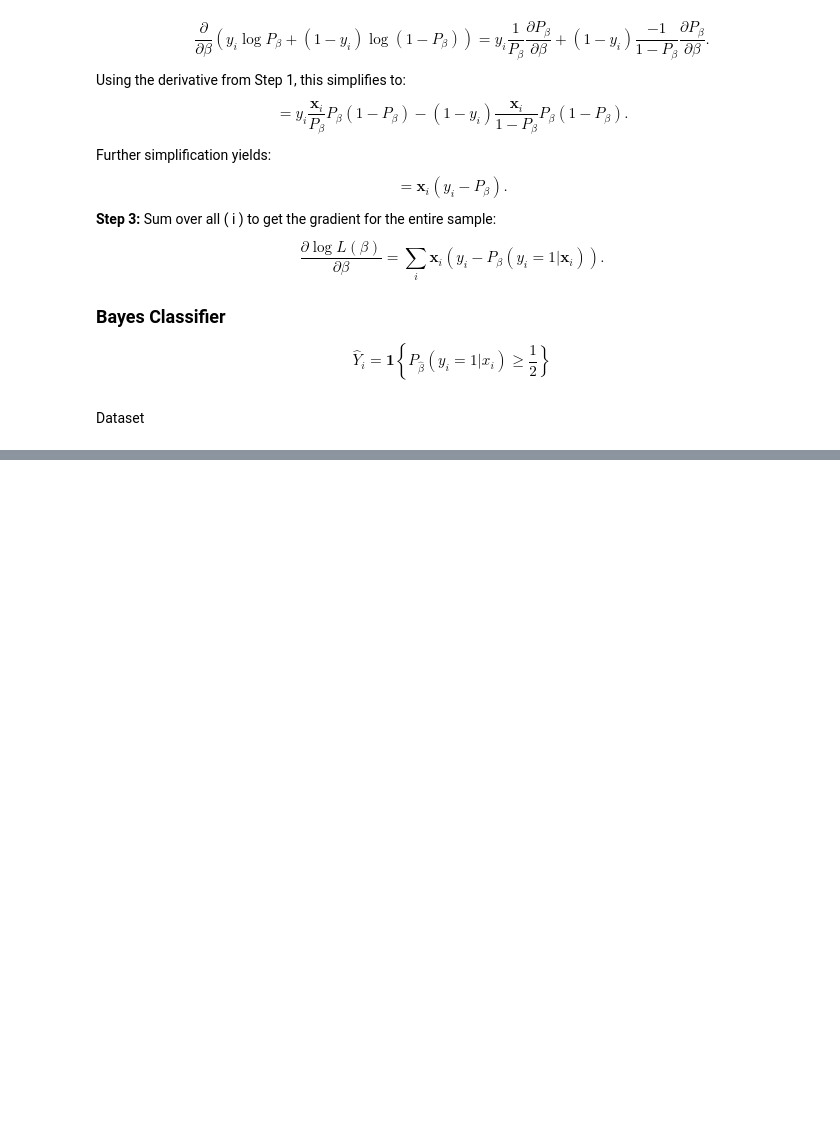
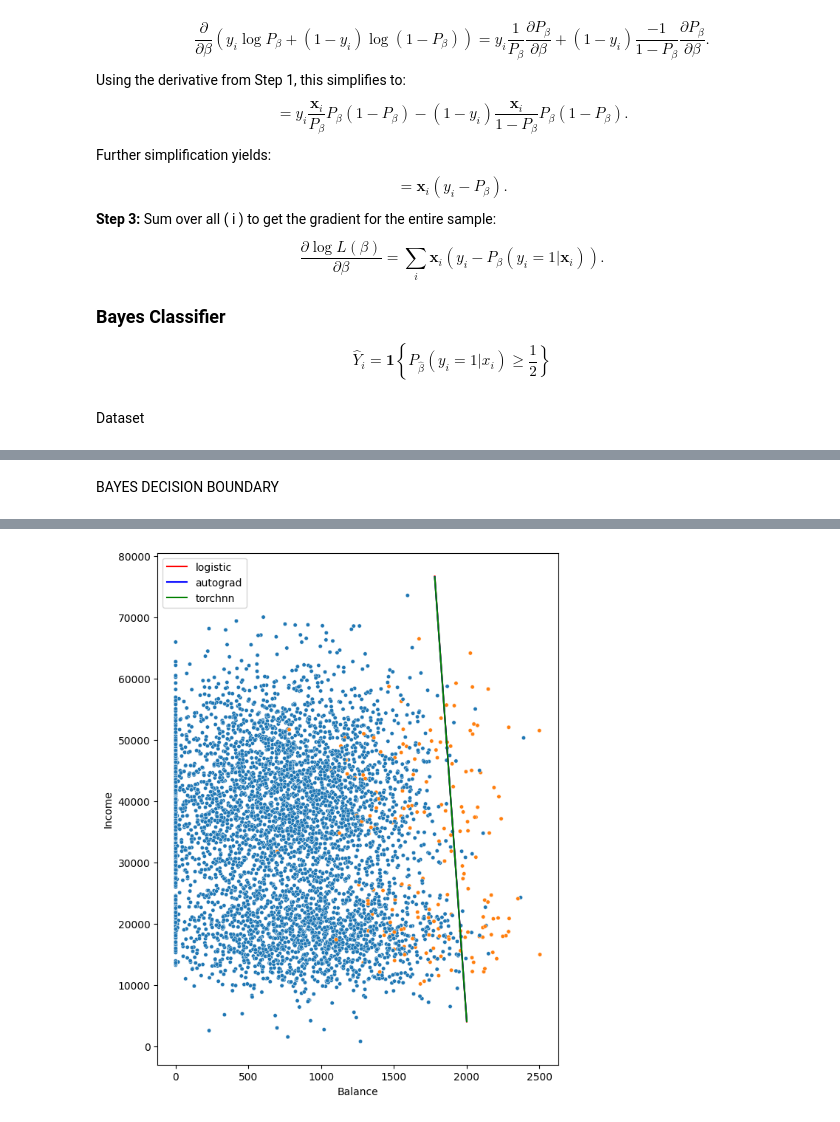
Before and after one commit to stuart-lane/Chapter1, a Jupyter notebook: DefaultDataLogit.ipynb, the cells around one changed output, grey strips where cells are left out. Drawn from its saved outputs; the diff is of its cells as text; code cells hidden in the pictures; blank space fills up the shorter version.

```diff
--- a/DefaultDataLogit.ipynb
+++ b/DefaultDataLogit.ipynb
@@ -176,0 +177,4 @@ plt.show()
+# %%
+train_df_keys = {'balance': x_train[:,1], 'income': x_train[:,2], 'default': y_train }
+
+train_df = pd.DataFrame(train_df_keys)
@@ -176,0 +317,41 @@ plt.show()
+# %%
+bias = net.linear.bias.detach().numpy()
+weights = net.linear.weight.detach().numpy()
+
+# Construct the 'bnn' vector by combining bias and weights
+bhat_torchnn = np.concatenate(([bias.item()], 0.001 * weights.flatten()))
+# %%
+slope = -bhat_torchnn[1]/bhat_torchnn[2]
+intercept = -bhat_torchnn[0]/bhat_torchnn[2]
+x_grid = np.linspace(1780, 2000, 5000)
+yhat_torchnn = logistic(x_train, result.x)
+bdb = [slope * xi + intercept for xi in x_grid]
+bdb_torchnn = np.array(bdb)
+# %% [markdown]
+BAYES DECISION BOUNDARY
+# %%
+df2 = {'balance': x_train[:,1], 'income': x_train[:,2], 'default': y_train,
+       'bdb_logistic': bdb_logistic, 'bdb_autograd': bdb_autograd.squeeze(), 'bdb_torchnn': bdb_torchnn}
+
+df2 = pd.DataFrame(df2)
+df2 = pd.concat([df2, pd.DataFrame({'x_grid': x_grid})], axis = 1)
+# %%
+plt.figure(figsize = (7, 9))
+scatter = sns.scatterplot(data = df2, x = 'balance', y = 'income', s = 15, hue = 'default', legend = False)
+
+handles, labels = scatter.get_legend_handles_labels()
+without_default = [(h, l) for h, l in zip(handles, labels) if l != 'default']
+plt.legend(*zip(*without_default), title = 'Legend')
+
+plt.plot(df2['x_grid'], df2['bdb_logistic'], color='red', label='logistic')
+plt.plot(df2['x_grid'], df2['bdb_autograd'], color='blue', label='autograd')
+plt.plot(df2['x_grid'], df2['bdb_torchnn'], color='green', label='torchnn')
+
+# Add labels and legend
+plt.xlabel('Balance')
+plt.ylabel('Income')
+plt.legend(loc='upper left')
+
+# Show the plot
+plt.show()
+# %% [output]
@@ -176,0 +359 @@ plt.show()
+[figure, added]
```
Also changed, not shown: parts of 14 cells of this notebook.
